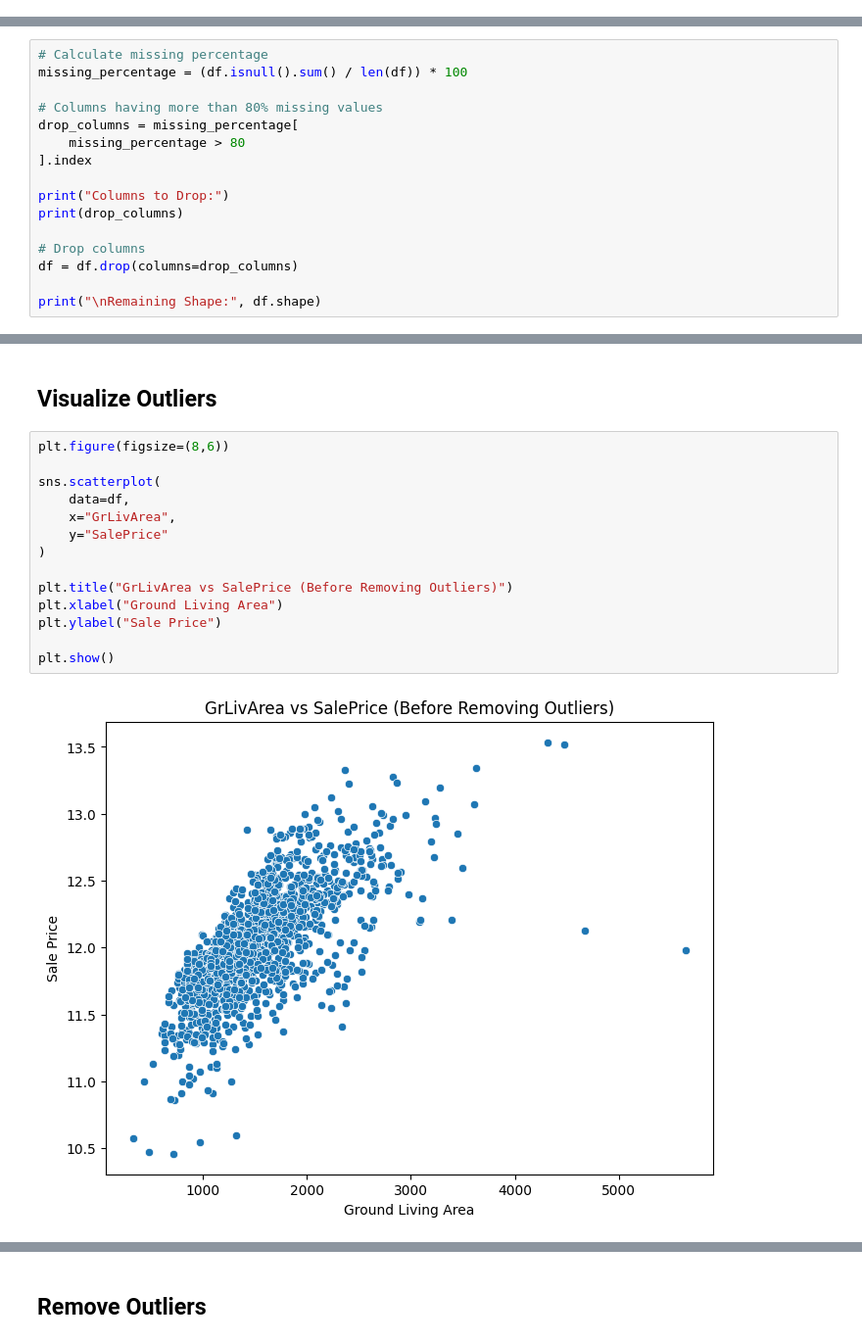
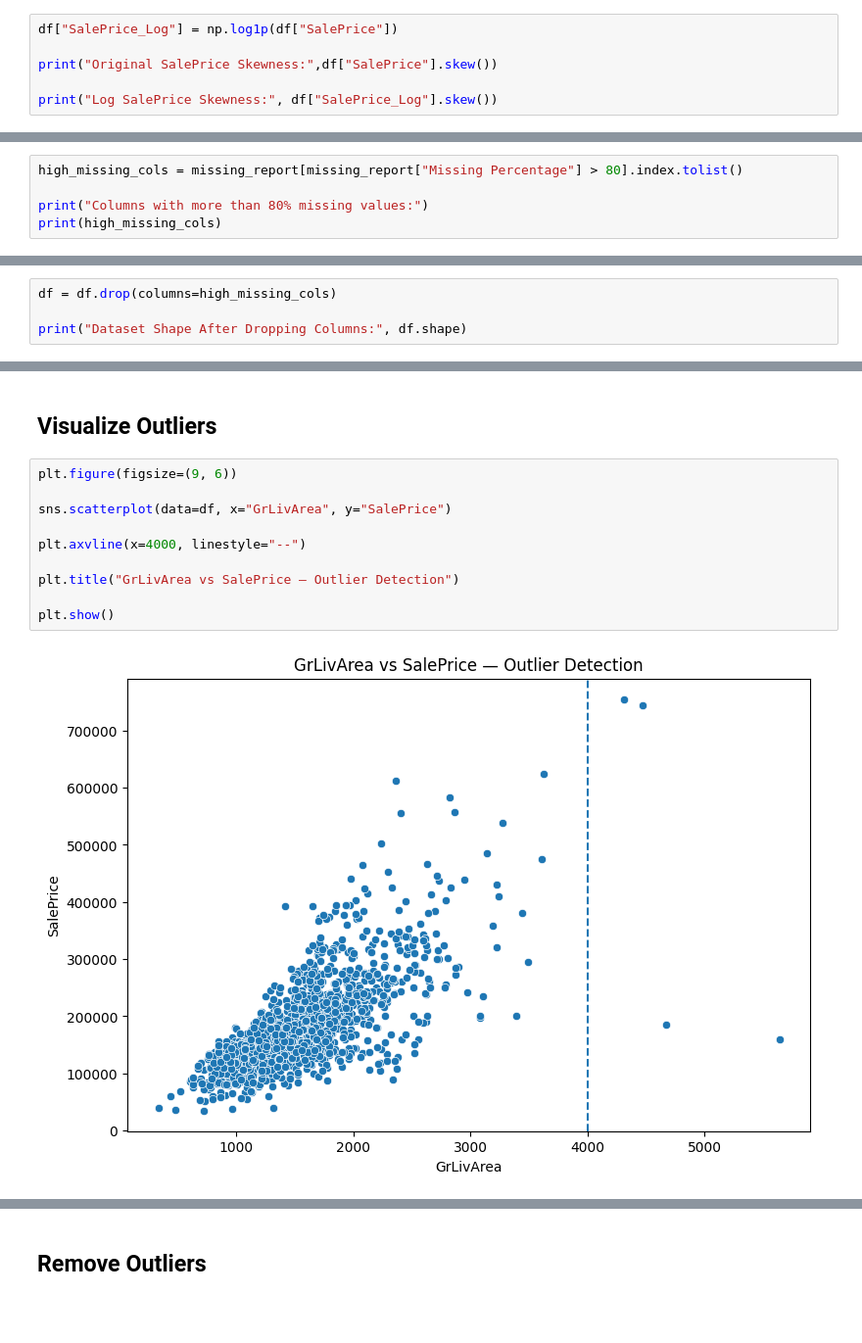
Before and after one commit to Devpatel7777/Supervised-Learning-Project, a Jupyter notebook: House_prices_pridiction/Final.ipynb, the cells around one changed output, grey strips where cells are left out. Shown at 98% size. Drawn from its saved outputs; the diff is of its cells as text; blank space fills up the shorter version.

```diff
--- a/House_prices_pridiction/Final.ipynb
+++ b/House_prices_pridiction/Final.ipynb
@@ -282,0 +290,6 @@ Log transformation reduces skewness and makes the target variable closer to a no
+# %%
+df["SalePrice_Log"] = np.log1p(df["SalePrice"])
+
+print("Original SalePrice Skewness:",df["SalePrice"].skew())
+
+print("Log SalePrice Skewness:", df["SalePrice_Log"].skew())
@@ -668,16 +318,0 @@ The median is less affected by extreme values (outliers) than the mean. Therefor
-# %%
-# Calculate missing percentage
-missing_percentage = (df.isnull().sum() / len(df)) * 100
-
-# Columns having more than 80% missing values
-drop_columns = missing_percentage[
-    missing_percentage > 80
-].index
-
-print("Columns to Drop:")
-print(drop_columns)
-
-# Drop columns
-df = df.drop(columns=drop_columns)
-
-print("\nRemaining Shape:", df.shape)
@@ -698,0 +555,5 @@ The objective of this step is to identify and remove extreme outliers from the d
+# %%
+high_missing_cols = missing_report[missing_report["Missing Percentage"] > 80].index.tolist()
+
+print("Columns with more than 80% missing values:")
+print(high_missing_cols)
@@ -698,0 +569,4 @@ The objective of this step is to identify and remove extreme outliers from the d
+# %%
+df = df.drop(columns=high_missing_cols)
+
+print("Dataset Shape After Dropping Columns:", df.shape)
@@ -699,18 +596,14 @@ The objective of this step is to identify and remove extreme outliers from the d
 # %% [markdown]
 ## Visualize Outliers
 # %%
-plt.figure(figsize=(8,6))
+plt.figure(figsize=(9, 6))
 
-sns.scatterplot(
-    data=df,
-    x="GrLivArea",
-    y="SalePrice"
-)
+sns.scatterplot(data=df, x="GrLivArea", y="SalePrice")
 
-plt.title("GrLivArea vs SalePrice (Before Removing Outliers)")
-plt.xlabel("Ground Living Area")
-plt.ylabel("Sale Price")
+plt.axvline(x=4000, linestyle="--")
+
+plt.title("GrLivArea vs SalePrice — Outlier Detection")
 
 plt.show()
 # %% [output]
-[figure, old version]
+[figure, new version]
```
Also changed, not shown: parts of 396 cells of this notebook.
